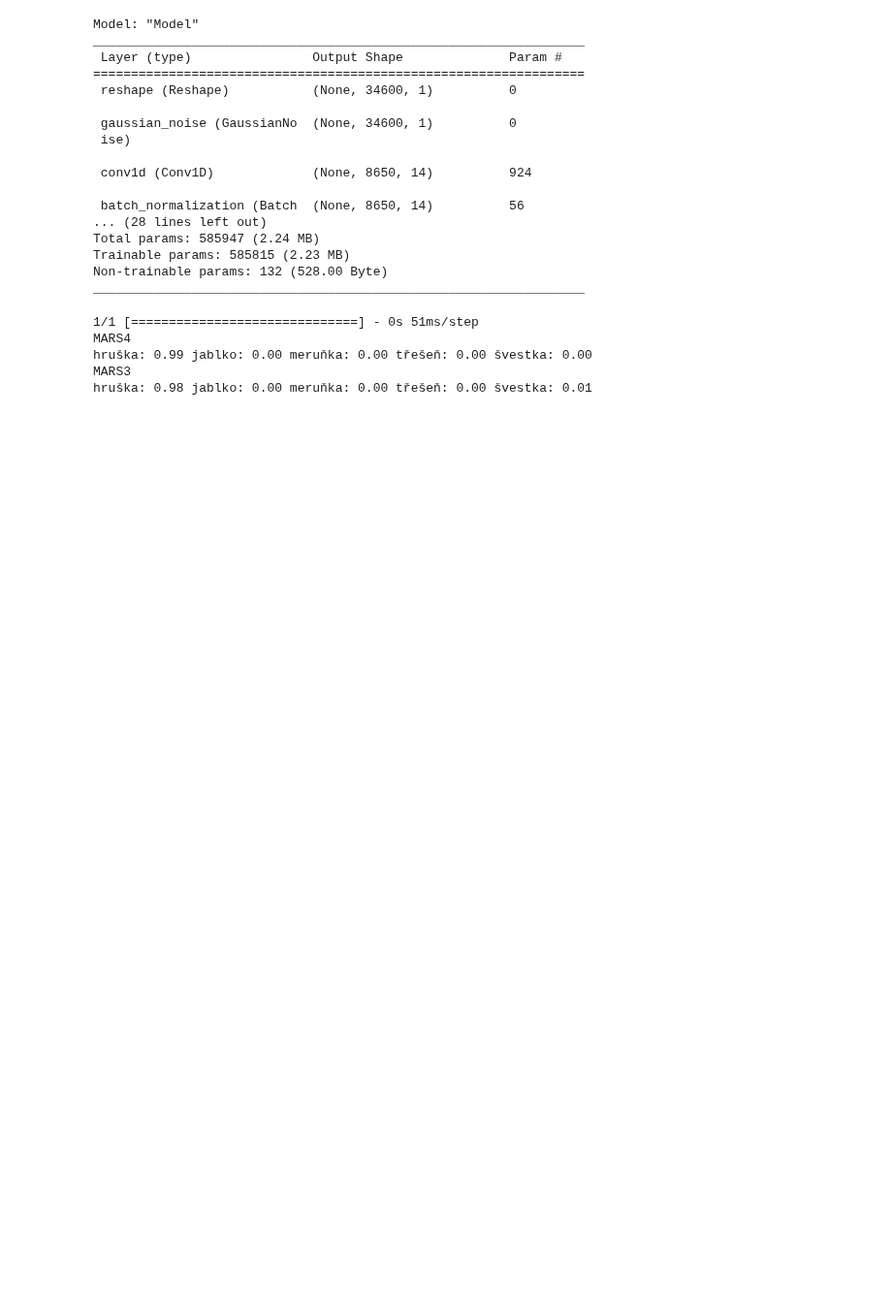
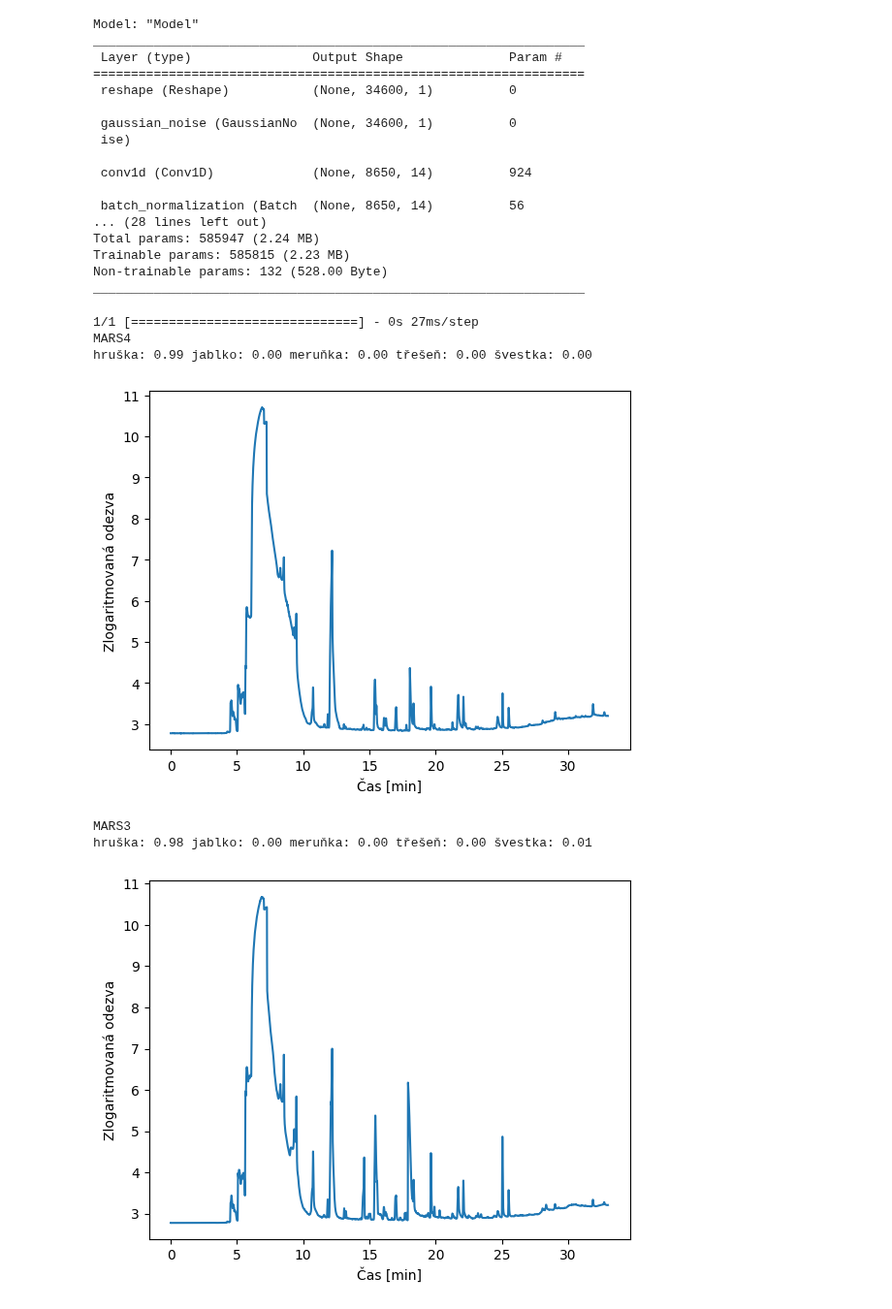
Before and after one commit to Xixaus/Nastroje, a Jupyter notebook: Predikce.ipynb, the cells around one changed output. Shown at 97% size. Drawn from its saved outputs; the diff is of its cells as text; code cells hidden in the pictures; blank space fills up the shorter version.

```diff
--- a/Predikce.ipynb
+++ b/Predikce.ipynb
@@ -3,9 +3,12 @@
 # %%
 #@title Knihovny a funkce { run: "auto", vertical-output: true }
 
-!pip install --quiet tensorflow_addons
-!git clone https://github.com/Xixaus/Nastroje.git
-!mkdir /content/input_data
+try:
+    from tensorflow_addons.metrics import F1Score
+except:
+    !pip install --quiet tensorflow_addons
+    !git clone https://github.com/Xixaus/Nastroje.git
+    !mkdir /content/input_data
 
 import pandas as pd
 import os
@@ -19,7 +22,7 @@ import tensorflow as tf
 
 from sklearn.preprocessing import LabelEncoder, MinMaxScaler
 
-def GC_extract(data_file):
+def GC_extract(data_file, plot=True):
     encoder = LabelEncoder()
     encoder.fit(['hruška', 'jablko', 'meruňka', 'třešeň', 'švestka'])
     df = pd.DataFrame()
@@ -29,6 +32,7 @@ def GC_extract(data_file):
         df = pd.concat([df, data], axis=1)
 
     dff = MinMaxScaler().fit_transform(np.log10(df.T.iloc[:,5000:39600]).T).T
+    x = df.index / 1200
 
     prediction = model.predict(dff)
 
@@ -38,7 +42,14 @@ def GC_extract(data_file):
         for category, probability in zip(encoder.classes_, prediction[i]):
             print(f'{category}: {probability:.2f} ', end="")
 
+        if plot == True:
+            plt.plot(x, np.log(df.iloc[:,i]))
+            plt.xlabel('Čas [min]')
+            plt.ylabel('Zlogaritmovaná odezva')
+            plt.show()
+
         print()
+
 
 F1_score = F1Score(num_classes=5, threshold = 0.5, average='macro')
 model = load_model("/content/Nastroje/model/classification_model.h5")
@@ -65,10 +76,12 @@ Trainable params: 585815 (2.23 MB)
 Non-trainable params: 132 (528.00 Byte)
 _________________________________________________________________
 # %%
-GC_extract("/content/input_data")
+GC_extract("/content/input_data", plot=True)
 # %% [output]
-1/1 [==============================] - 0s 51ms/step
+1/1 [==============================] - 0s 27ms/step
 MARS4
 hruška: 0.99 jablko: 0.00 meruňka: 0.00 třešeň: 0.00 švestka: 0.00
-MARS3
-hruška: 0.98 jablko: 0.00 meruňka: 0.00 třešeň: 0.00 švestka: 0.01
+[figure, added]
+MARS3
+hruška: 0.98 jablko: 0.00 meruňka: 0.00 třešeň: 0.00 švestka: 0.01
+[figure, added]
```
